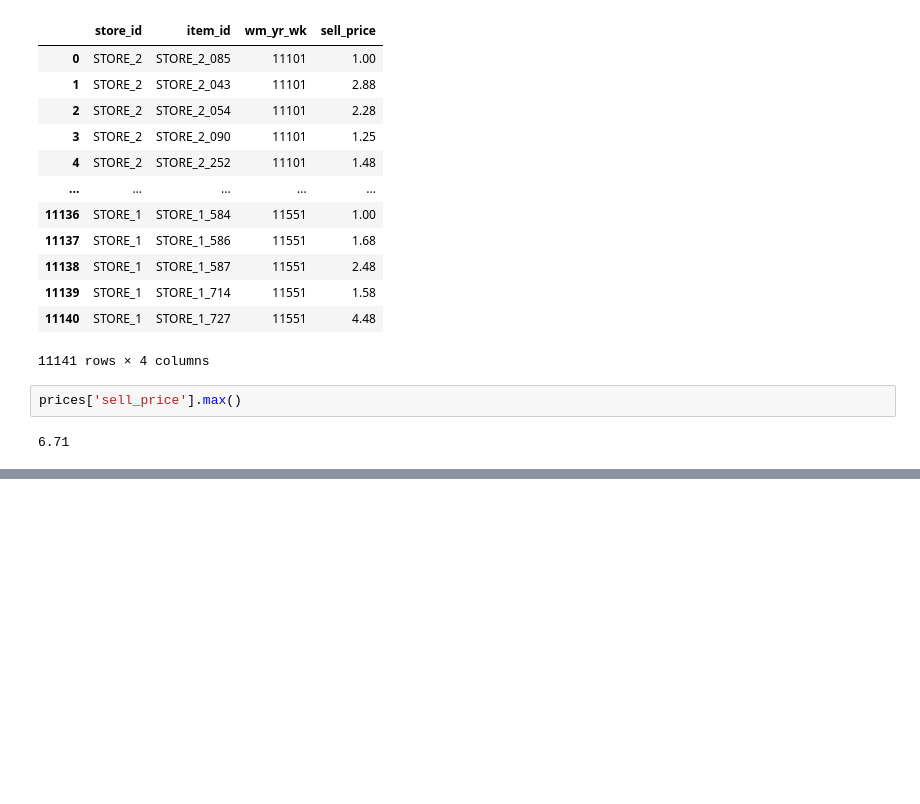
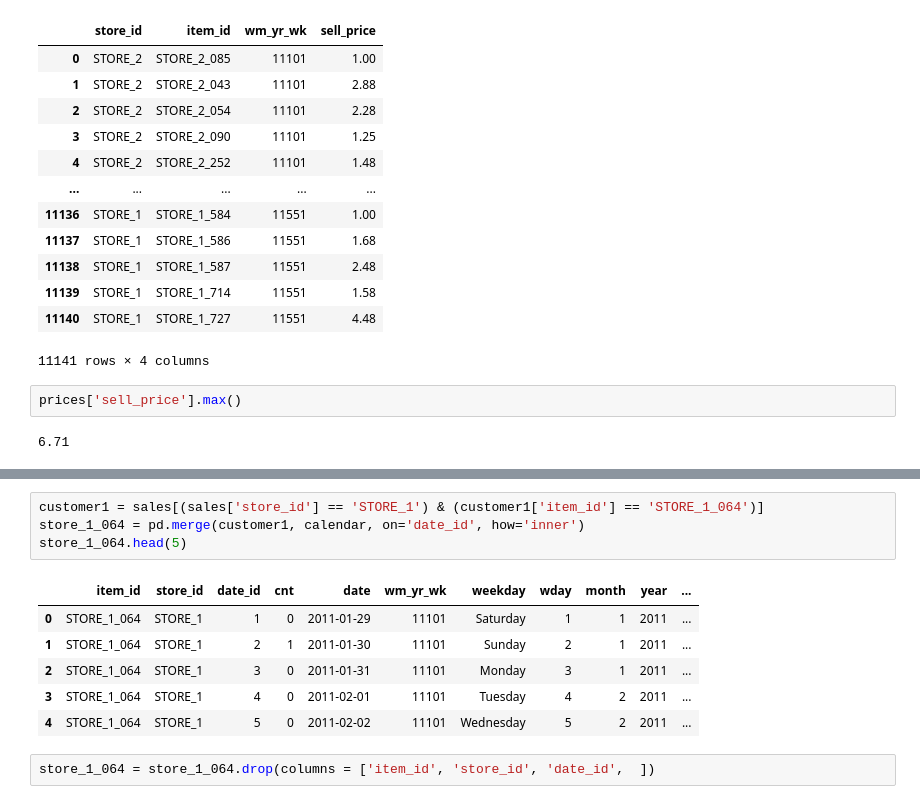
Before and after one commit to muzafarovdan/MyEducation, a Jupyter notebook: TimeSeries/time_series_learn.ipynb, the cells around one changed output, grey strips where cells are left out. Saved outputs shown, nothing was run; the diff lists cells and outputs as text; blank space fills up the shorter version.

```diff
--- a/TimeSeries/time_series_learn.ipynb
+++ b/TimeSeries/time_series_learn.ipynb
@@ -86,0 +103,13 @@ prices['sell_price'].max()
+# %%
+customer1 = sales[(sales['store_id'] == 'STORE_1') & (customer1['item_id'] == 'STORE_1_064')]
+store_1_064 = pd.merge(customer1, calendar, on='date_id', how='inner')
+store_1_064.head(5)
+# %% [output]
+|  | item_id | store_id | date_id | cnt | date | wm_yr_wk | weekday | wday | month | year | ... |
+| 0 | STORE_1_064 | STORE_1 | 1 | 0 | 2011-01-29 | 11101 | Saturday | 1 | 1 | 2011 | ... |
+| 1 | STORE_1_064 | STORE_1 | 2 | 1 | 2011-01-30 | 11101 | Sunday | 2 | 1 | 2011 | ... |
+| 2 | STORE_1_064 | STORE_1 | 3 | 0 | 2011-01-31 | 11101 | Monday | 3 | 1 | 2011 | ... |
+| 3 | STORE_1_064 | STORE_1 | 4 | 0 | 2011-02-01 | 11101 | Tuesday | 4 | 2 | 2011 | ... |
+| 4 | STORE_1_064 | STORE_1 | 5 | 0 | 2011-02-02 | 11101 | Wednesday | 5 | 2 | 2011 | ... |
+# %%
+store_1_064 = store_1_064.drop(columns = ['item_id', 'store_id', 'date_id',  ])
```
Also changed, not shown: parts of 16 cells of this notebook.
